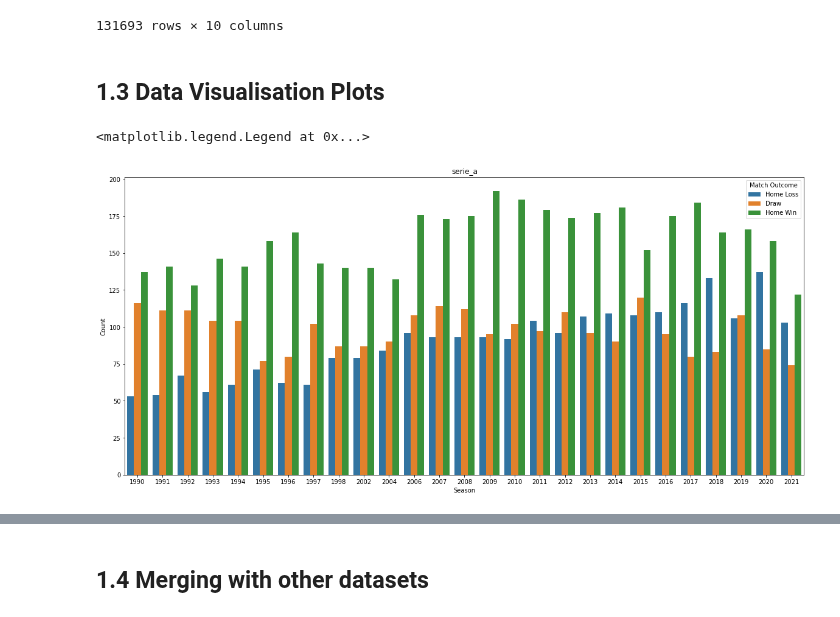
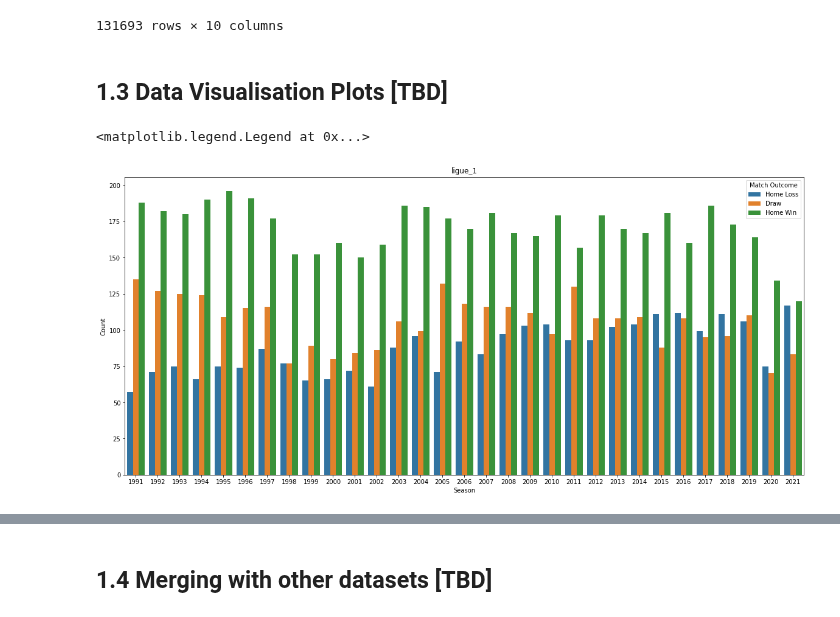
Before and after one commit to armanh3k/Football-Outcome-Predictions, a Jupyter notebook: eda.ipynb, the cells around one changed output, grey strips where cells are left out. Saved outputs shown, nothing was run; the diff lists cells and outputs as text; code cells hidden in the pictures.

```diff
--- a/eda.ipynb
+++ b/eda.ipynb
@@ -398,23 +398,23 @@ See the caveats in the documentation: https://pandas.pydata.org/pandas-docs/stab
 | 146497 | Würzburger Kickers | Nürnberg | 1-1 | https://www.besoccer.com/match/wu... | 2021 | 28 | 2_liga | 1 | 1 | 0 |
 131693 rows × 10 columns
 # %% [markdown]
-## 1.3 Data Visualisation Plots
+## 1.3 Data Visualisation Plots [TBD]
 # %%
 # Plot of match outcomes per season for each league
 leagues = ['ligue_1','championship','eerste_divisie','ligue_2','premier_league','eredivisie','primera_division','primeira_liga','segunda_division','segunda_liga','serie_b','bundesliga','serie_a','2_liga']
 
-league='serie_a'
+league='ligue_1'
 
 plt.figure(figsize=(20,9))
 plt.title(league)
 
 league_plot = sns.countplot(x='Season', data=full_results_table.loc[(full_results_table['League'] == league)], hue='Label')
 
 league_plot.set(xlabel='Season', ylabel='Count')
 plt.legend(title='Match Outcome', labels=['Home Loss', 'Draw', 'Home Win'])
 # %% [output]
 <matplotlib.legend.Legend at 0x...>
-[figure, old version]
+[figure, new version]
 # %%
 full_results_table.loc[(full_results_table['League'] == 'ligue_1')]
 # %% [output]
@@ -432,4 +432,4 @@ full_results_table.loc[(full_results_table['League'] == 'ligue_1')]
 | 11629 | Olympique Lyonnais | Angers SCO | 3-0 | https://www.besoccer.com/match/ol... | 2021 | 32 | ligue_1 | 3 | 0 | 1 |
 11249 rows × 10 columns
 # %% [markdown]
-## 1.4 Merging with other datasets
+## 1.4 Merging with other datasets [TBD]
```
Also changed, not shown: parts of 15 cells of this notebook, 1 other file.
